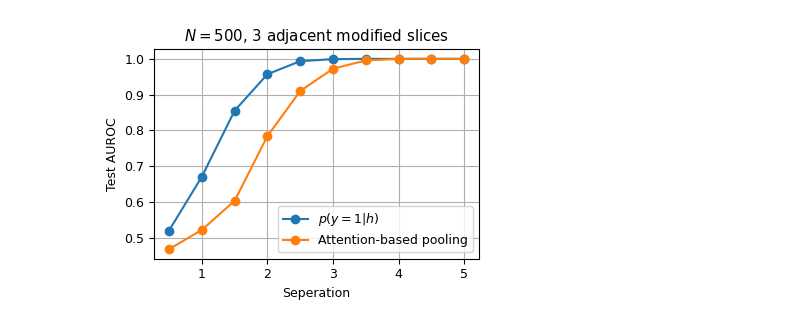
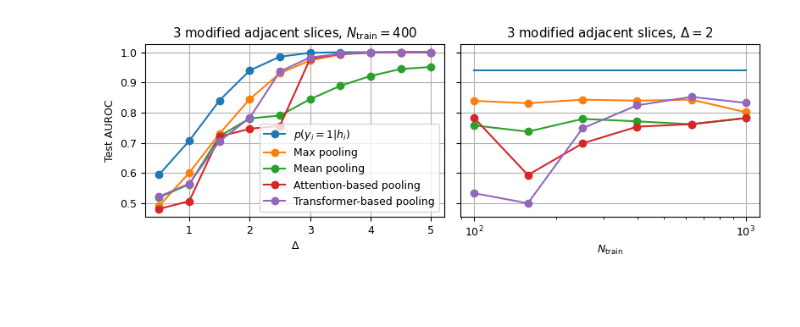
Before and after one commit to loevlie/pooling, a Jupyter notebook: notebooks/toy_data.ipynb, the cells around one changed output. Cells and saved outputs as stored; diff of their text form; code cells hidden in the pictures; blank space fills up the shorter version.

```diff
--- a/notebooks/toy_data.ipynb
+++ b/notebooks/toy_data.ipynb
@@ -138,26 +306,50 @@ array([0.46828282, 0.52222222, 0.60363638, 0.78424251, 0.910303  ,
 # %%
 # L1
 deltas = [0.5, 1.0, 1.5, 2.0, 2.5, 3.0, 3.5, 4.0, 4.5, 5.0]
-bayes_aurocs = [0.520404040813446, 0.670707106590271, 0.8553534746170044, 0.9571717977523804, 0.9935353994369507, 0.9991918802261353, 0.9999999403953552, 1.0, 1.0, 1.0]
-attention_aurocs = [0.46828282, 0.52222222, 0.60363638, 0.78424251, 0.910303, 0.97252536, 0.99555558, 0.99999994, 0.99999994, 0.99999994]
+bayes_aurocs = [0.5946202278137207, 0.7070890069007874, 0.8402831554412842, 0.9396085739135742, 0.9853242635726929, 0.9980275630950928, 0.9998959302902222, 0.9999998807907104, 0.9999999403953552, 0.9999999403953552]
+max_aurocs = [0.49145383, 0.60111392, 0.73047101, 0.84476829, 0.93063831, 0.97298902, 0.99260211, 0.99847162, 0.99980396, 0.99997592]
+mean_aurocs = [0.51998907, 0.56290013, 0.72213286, 0.78105593, 0.79056633, 0.84471625, 0.88895154, 0.92155594, 0.9445619 , 0.95127147]
+attention_aurocs = [0.48145124, 0.50732589, 0.72098058, 0.74676311, 0.7564857, 0.97901058, 0.99417847, 0.99879968, 0.99997592, 0.99999994]
+transformer_aurocs = [0.52236974, 0.56498867, 0.70559061, 0.78284842, 0.93642163, 0.98287159, 0.9947046 , 0.99934787, 0.99987584, 0.99999994]
+guided_aurocs = [0.52653086, 0.56495863, 0.71680754, 0.86097842, 0.92612511, 0.98035902, 0.99422657, 0.9996599 , 0.99997199, 0.99999994]
 
-ncols, nrows = 1, 1
+ncols, nrows = 2, 1
+fig, axs = plt.subplots(figsize=(4*ncols, 3*nrows), ncols=ncols, nrows=nrows, sharey=True)
 
-fig, ax = plt.subplots(figsize=(4*ncols, 3*nrows), ncols=ncols, nrows=nrows, sharey=True)
+axs[0].plot(deltas, bayes_aurocs, label=r"$p(y_i=1|h_i)$", marker="o")
+axs[0].plot(deltas, max_aurocs, label="Max pooling", marker="o")
+axs[0].plot(deltas, mean_aurocs, label="Mean pooling", marker="o")
+axs[0].plot(deltas, attention_aurocs, label="Attention-based pooling", marker="o")
+axs[0].plot(deltas, transformer_aurocs, label="Transformer-based pooling", marker="o")
+#axs[0].plot(deltas, guided_aurocs, label="Guided pooling", marker="o")
 
-ax.plot(deltas, bayes_aurocs, label=r"$p(y=1|h)$", marker="o")
-#ax.plot(deltas, max_aurocs, label="Max pooling", marker="o")
-#ax.plot(deltas, mean_aurocs, label="Mean pooling", marker="o")
-ax.plot(deltas, attention_aurocs, label="Attention-based pooling", marker="o")
-ax.set_xlabel("Seperation")
-ax.grid()
+axs[0].set_title(r"3 modified adjacent slices, $N_{\text{train}}=400$")
+axs[0].set_xlabel(r"$\Delta$")
+axs[0].set_ylabel("Test AUROC")
+axs[0].legend(loc="lower right")
+axs[0].grid()
 
-ax.set_title(r"$N=500$, 3 adjacent modified slices")
-ax.set_ylabel("Test AUROC")
-ax.legend(loc="lower right")
+N_trains = [100, 158, 251, 398, 630, 1000]#, 1584, 2511, 3981, 6309, 10000]
+bayes_aurocs = [0.9396085739135742, 0.9396085739135742, 0.9396085739135742, 0.9396085739135742, 0.9396085739135742, 0.9396085739135742]#, 0.9396085739135742, 0.9396085739135742, 0.9396085739135742, 0.9396085739135742, 0.9396085739135742]
+max_aurocs = [0.83920681, 0.83130884, 0.8430478 , 0.83972704, 0.84314382, 0.80154121]
+mean_aurocs = [0.75799805, 0.73737478, 0.77939558, 0.77136952, 0.76157498, 0.78188413]
+attention_aurocs = [0.78364861, 0.59374005, 0.69853681, 0.75359094, 0.76203912, 0.78248435]
+transformer_aurocs = [0.53374463, 0.50044215, 0.74862361, 0.82435507, 0.85234016, 0.83231711]
+
+axs[1].plot(N_trains, bayes_aurocs, label=r"$p(y_i=1|h_i)$")
+axs[1].plot(N_trains, max_aurocs, label="Max pooling", marker="o")
+axs[1].plot(N_trains, mean_aurocs, label="Mean pooling", marker="o")
+axs[1].plot(N_trains, attention_aurocs, label="Attention-based pooling", marker="o")
+axs[1].plot(N_trains, transformer_aurocs, label="Transformer-based pooling", marker="o")
+
+axs[1].set_title(r"3 modified adjacent slices, $\Delta=2$")
+axs[1].set_xlabel(r"$N_{\text{train}}$")
+axs[1].set_xscale("log")
+#axs[1].legend(loc="lower right")
+axs[1].grid()
 
 fig.tight_layout()
-#fig.savefig("handcrafted_weights.pdf", bbox_inches="tight")
+fig.savefig("embedding-level_approach.pdf", bbox_inches="tight")
 plt.show()
 # %% [output]
-[figure, old version]
+[figure, new version]
```
Also changed, not shown: parts of 11 cells of this notebook, 16 other files.
